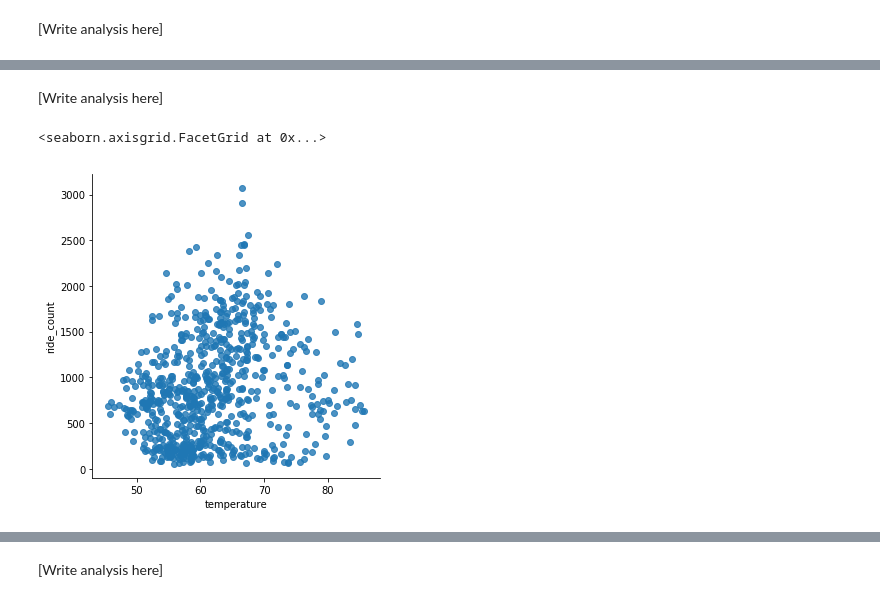
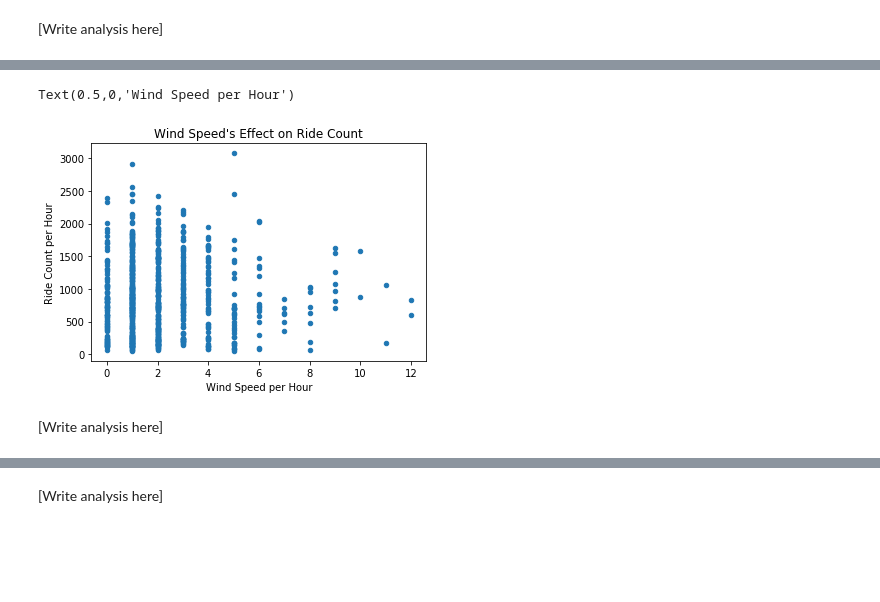
Before and after one commit to zil011/COGS108_Final_Project, a Jupyter notebook: FinalProject.ipynb, the cells around one changed output, grey strips where cells are left out. Saved outputs shown, nothing was run; the diff lists cells and outputs as text; code cells hidden in the pictures; blank space fills up the shorter version.

```diff
--- a/FinalProject.ipynb
+++ b/FinalProject.ipynb
@@ -413,9 +419,13 @@ sns.lmplot(x='wind_speed', y='ride_count', data=df, fit_reg=False, x_jitter=.5,
+# %%
+# Wind Speed and Ride Count
+df.plot.scatter('wind_speed','ride_count')
+ax=plt.gca()
+ax.set_title('Wind Speed\'s Effect on Ride Count')
+ax.set_ylabel('Ride Count per Hour')
+ax.set_xlabel('Wind Speed per Hour')
+# %% [output]
+Text(0.5,0,'Wind Speed per Hour')
+[figure, added]
 # %% [markdown]
 
 [Write analysis here]
-# %%
-#scatterplot for temperature and ride counts
-sns.lmplot(x='temperature', y='ride_count', data=df, fit_reg=False, x_jitter=.5, y_jitter=.5)
-# %% [output]
-<seaborn.axisgrid.FacetGrid at 0x...>
-[figure, removed]
```
Also changed, not shown: parts of 24 cells of this notebook.
